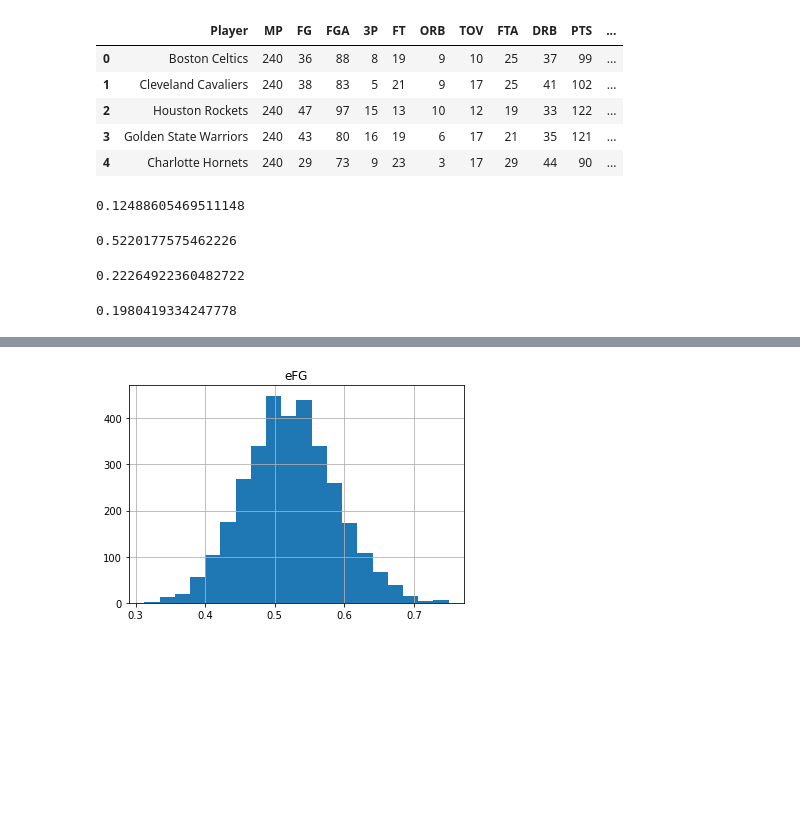
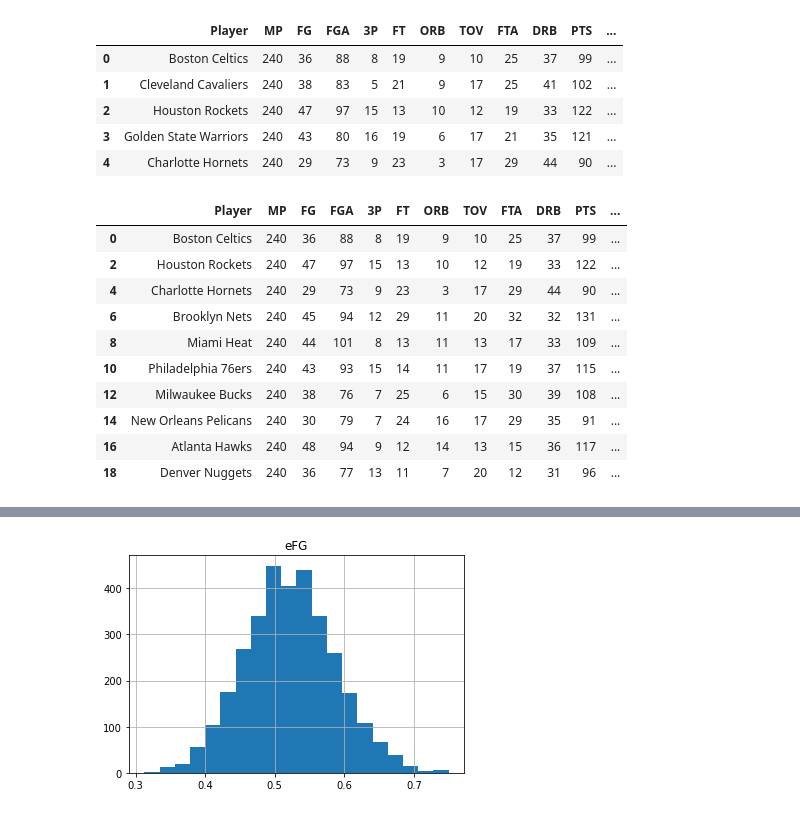
Before and after one commit to fayadabbasi/NBA_Four_Factors, a Jupyter notebook: NBA_Four_Factor_Analytics.ipynb, the cells around one changed output, grey strips where cells are left out. Cells and saved outputs as stored; diff of their text form; code cells hidden in the pictures; blank space fills up the shorter version.

Commit message:
analytics on home vs away factors

```diff
--- a/NBA_Four_Factor_Analytics.ipynb
+++ b/NBA_Four_Factor_Analytics.ipynb
@@ -19,19 +19,19 @@ df.head()
 | 2 | Houston Rockets | 240 | 47 | 97 | 15 | 13 | 10 | 12 | 19 | 33 | 122 | ... |
 | 3 | Golden State Warriors | 240 | 43 | 80 | 16 | 19 | 6 | 17 | 21 | 35 | 121 | ... |
 | 4 | Charlotte Hornets | 240 | 29 | 73 | 9 | 23 | 3 | 17 | 29 | 44 | 90 | ... |
-# %%
-np.mean(df['TOV_per'])
-# %% [output]
-0.12488605469511148
-# %%
-np.mean(df['eFG'])
-# %% [output]
-0.5220177575462226
-# %%
-np.mean(df['ORB_per'])
-# %% [output]
-0.22264922360482722
-# %%
-np.mean(df['FTr'])
-# %% [output]
-0.1980419334247778
+# %%
+df_away = df.iloc[::2]
+# %%
+df_away[:10]
+# %% [output]
+|  | Player | MP | FG | FGA | 3P | FT | ORB | TOV | FTA | DRB | PTS | ... |
+| 0 | Boston Celtics | 240 | 36 | 88 | 8 | 19 | 9 | 10 | 25 | 37 | 99 | ... |
+| 2 | Houston Rockets | 240 | 47 | 97 | 15 | 13 | 10 | 12 | 19 | 33 | 122 | ... |
+| 4 | Charlotte Hornets | 240 | 29 | 73 | 9 | 23 | 3 | 17 | 29 | 44 | 90 | ... |
+| 6 | Brooklyn Nets | 240 | 45 | 94 | 12 | 29 | 11 | 20 | 32 | 32 | 131 | ... |
+| 8 | Miami Heat | 240 | 44 | 101 | 8 | 13 | 11 | 13 | 17 | 33 | 109 | ... |
+| 10 | Philadelphia 76ers | 240 | 43 | 93 | 15 | 14 | 11 | 17 | 19 | 37 | 115 | ... |
+| 12 | Milwaukee Bucks | 240 | 38 | 76 | 7 | 25 | 6 | 15 | 30 | 39 | 108 | ... |
+| 14 | New Orleans Pelicans | 240 | 30 | 79 | 7 | 24 | 16 | 17 | 29 | 35 | 91 | ... |
+| 16 | Atlanta Hawks | 240 | 48 | 94 | 9 | 12 | 14 | 13 | 15 | 36 | 117 | ... |
+| 18 | Denver Nuggets | 240 | 36 | 77 | 13 | 11 | 7 | 20 | 12 | 31 | 96 | ... |
```
Also changed, not shown: parts of 10 cells of this notebook.
